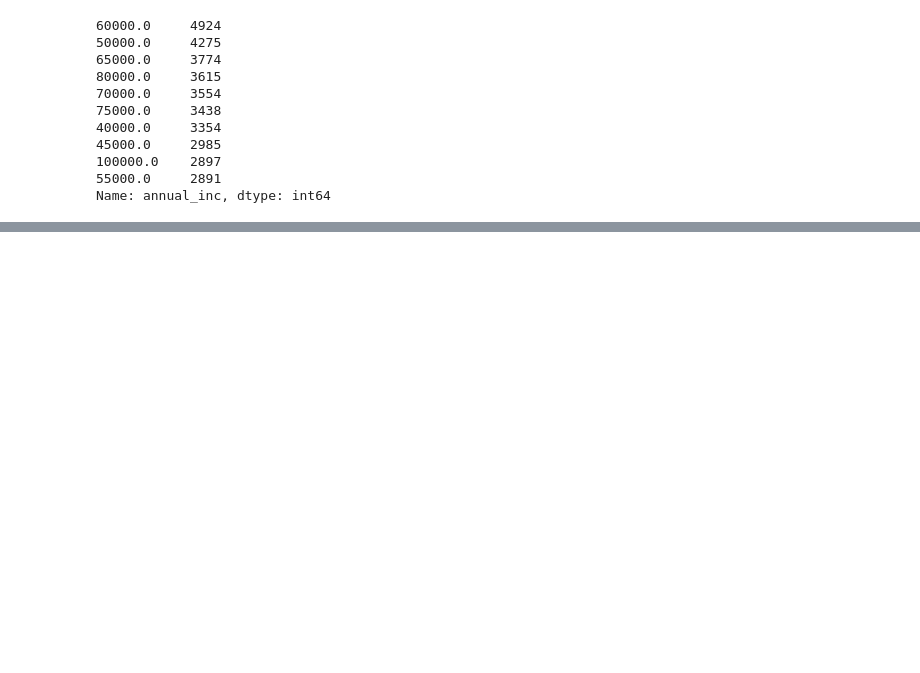
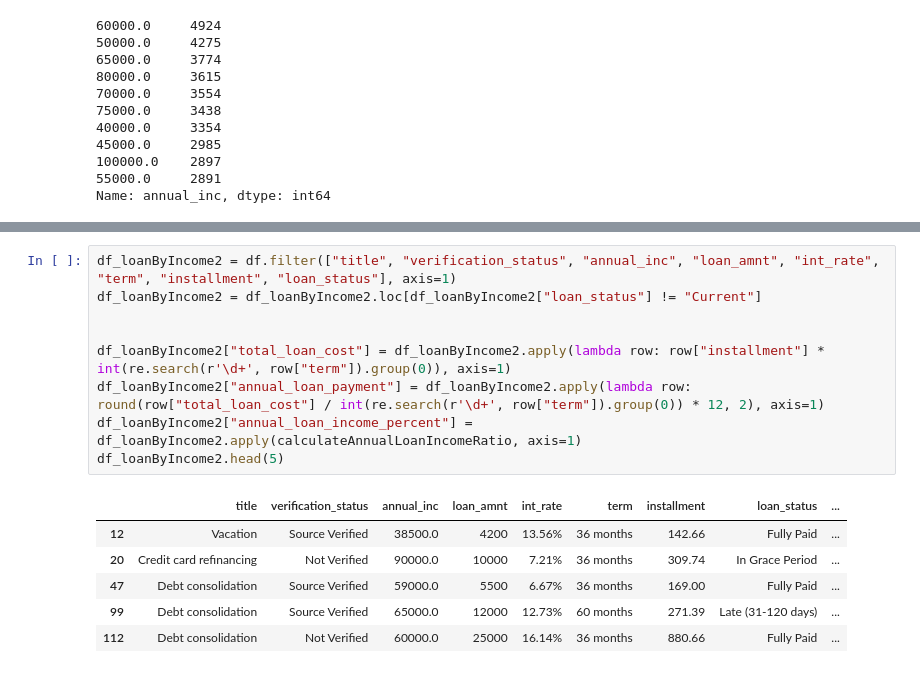
Before and after one commit to juszhan/LendingClub-Profitability, a Jupyter notebook: lendingclub_loan_analysis.ipynb, the cells around one changed output, grey strips where cells are left out. Drawn from its saved outputs; the diff is of its cells as text; blank space fills up the shorter version.

```diff
--- a/lendingclub_loan_analysis.ipynb
+++ b/lendingclub_loan_analysis.ipynb
@@ -264,0 +281,16 @@ df_loanByIncome.head(10)
+# %%
+df_loanByIncome2 = df.filter(["title", "verification_status", "annual_inc", "loan_amnt", "int_rate", "term", "installment", "loan_status"], axis=1)
+df_loanByIncome2 = df_loanByIncome2.loc[df_loanByIncome2["loan_status"] != "Current"]
+
+
+df_loanByIncome2["total_loan_cost"] = df_loanByIncome2.apply(lambda row: row["installment"] * int(re.search(r'\d+', row["term"]).group(0)), axis=1)
+df_loanByIncome2["annual_loan_payment"] = df_loanByIncome2.apply(lambda row: round(row["total_loan_cost"] / int(re.search(r'\d+', row["term"]).group(0)) * 12, 2), axis=1)
+df_loanByIncome2["annual_loan_income_percent"] = df_loanByIncome2.apply(calculateAnnualLoanIncomeRatio, axis=1)
+df_loanByIncome2.head(5)
+# %% [output]
+|  | title | verification_status | annual_inc | loan_amnt | int_rate | term | installment | loan_status | ... |
+| 12 | Vacation | Source Verified | 38500.0 | 4200 | 13.56% | 36 months | 142.66 | Fully Paid | ... |
+| 20 | Credit card refinancing | Not Verified | 90000.0 | 10000 | 7.21% | 36 months | 309.74 | In Grace Period | ... |
+| 47 | Debt consolidation | Source Verified | 59000.0 | 5500 | 6.67% | 36 months | 169.00 | Fully Paid | ... |
+| 99 | Debt consolidation | Source Verified | 65000.0 | 12000 | 12.73% | 60 months | 271.39 | Late (31-120 days) | ... |
+| 112 | Debt consolidation | Not Verified | 60000.0 | 25000 | 16.14% | 36 months | 880.66 | Fully Paid | ... |
```
Also changed, not shown: parts of 8 cells of this notebook, 1 other file.
